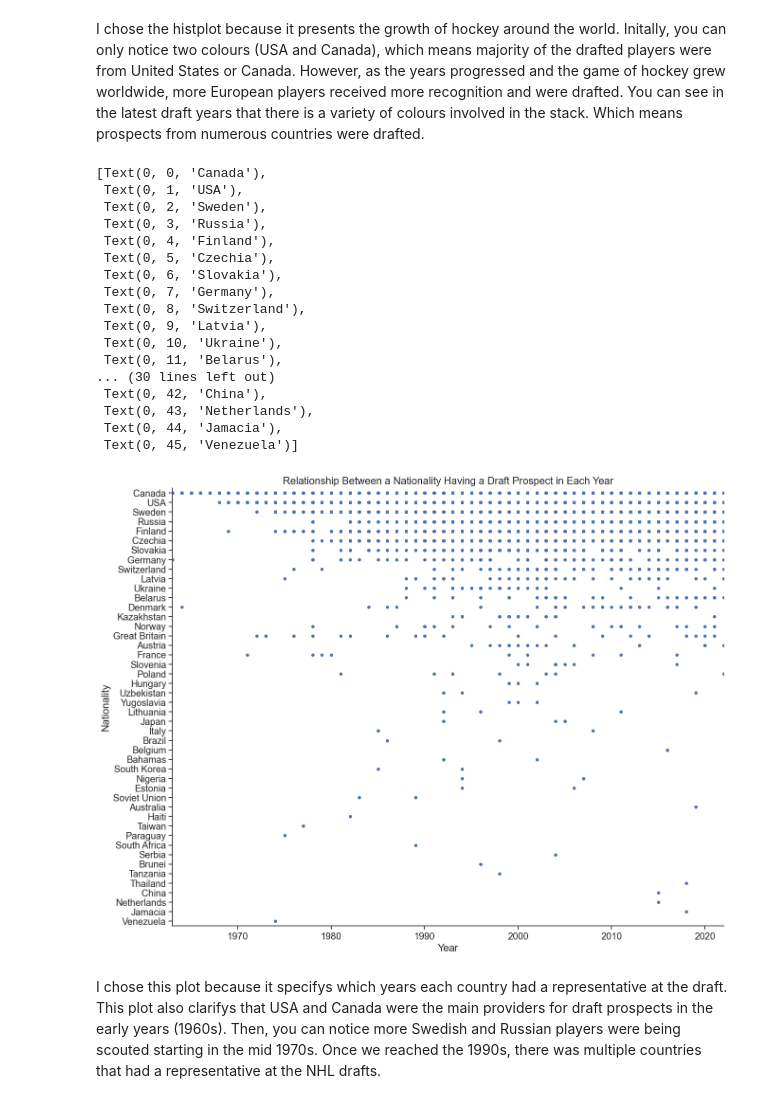
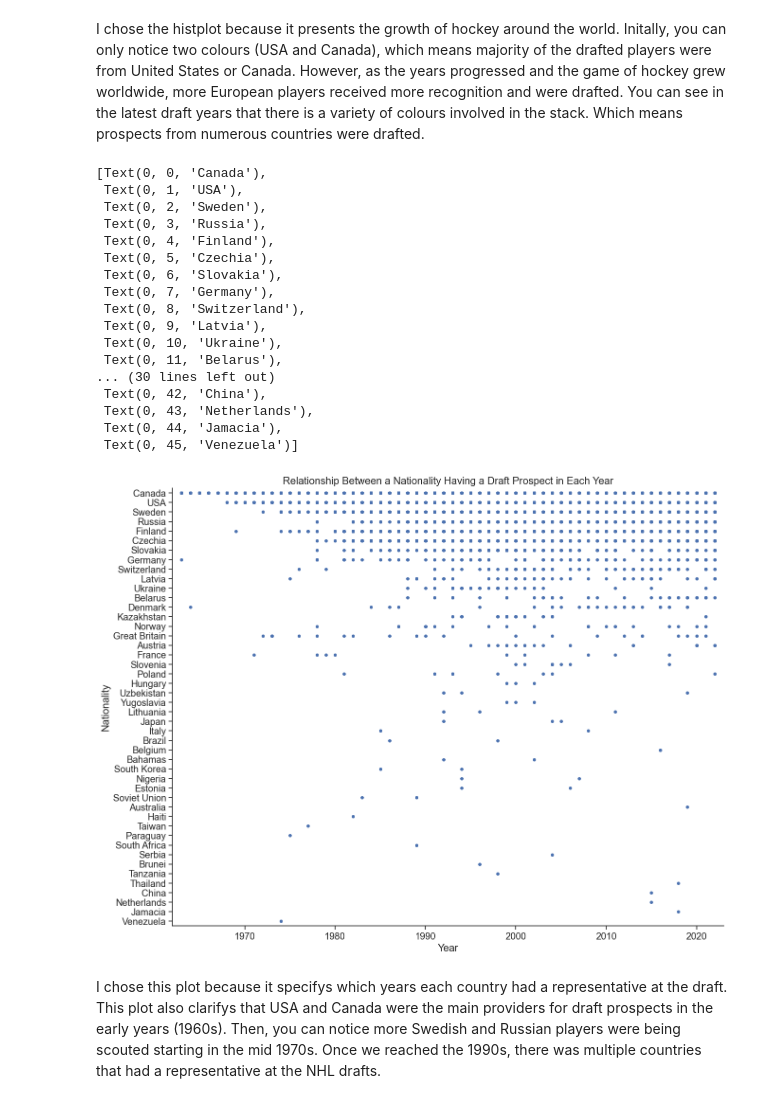
Before and after one commit to ubco-W2022T2-data301/project-group-group31, a Jupyter notebook: analysis/analysis2.ipynb, the cells around one changed output. Cells and saved outputs as stored; diff of their text form; code cells hidden in the pictures.

```diff
--- a/analysis/analysis2.ipynb
+++ b/analysis/analysis2.ipynb
@@ -165,34 +142,34 @@ subset3 = {k: v for (k, v) in countries3.items() if k in country_list2}
 ax3 = sns.stripplot(
     x='Draft Year',
     y="Nationality",
     data=df[df["Nationality"].isin(country_list2)],
     order=df['Nationality'].value_counts().index,
     jitter=False)
 
 #sns.stripplot(data=df, x='year', y='nationality', order=df['nationality'].value_counts().index, jitter=False)
-plt.xlim(1963,2022)
+plt.xlim(1962,2023)
 plt.title("Relationship Between a Nationality Having a Draft Prospect in Each Year")
 plt.xlabel("Year")
 plt.ylabel("Nationality")
 ax3.set_yticklabels(subset3.values())
 # %% [output]
 [Text(0, 0, 'Canada'),
  Text(0, 1, 'USA'),
  Text(0, 2, 'Sweden'),
  Text(0, 3, 'Russia'),
  Text(0, 4, 'Finland'),
  Text(0, 5, 'Czechia'),
  Text(0, 6, 'Slovakia'),
  Text(0, 7, 'Germany'),
  Text(0, 8, 'Switzerland'),
  Text(0, 9, 'Latvia'),
  Text(0, 10, 'Ukraine'),
  Text(0, 11, 'Belarus'),
 ... (30 lines left out)
  Text(0, 42, 'China'),
  Text(0, 43, 'Netherlands'),
  Text(0, 44, 'Jamacia'),
  Text(0, 45, 'Venezuela')]
-[figure, old version]
+[figure, new version]
 # %% [markdown]
 I chose this plot because it specifys which years each country had a representative at the draft. This plot also clarifys that USA and Canada were the main providers for draft prospects in the early years (1960s). Then, you can notice more Swedish and Russian players were being scouted starting in the mid 1970s. Once we reached the 1990s, there was multiple countries that had a representative at the NHL drafts.
```
Also changed, not shown: parts of 5 cells of this notebook, 3 other files.
